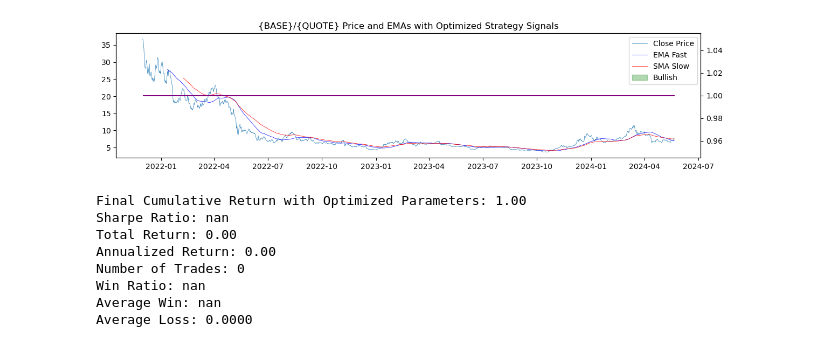
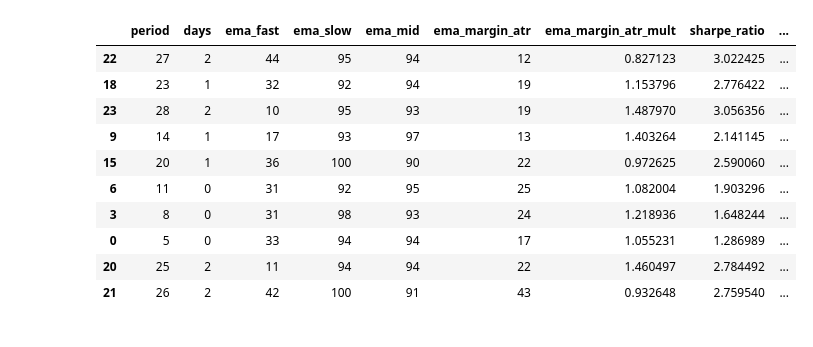
Before and after one commit to petarkabashki/pk-crypto-tools, a Jupyter notebook: research/ChatGPT/CTO-Larsen.ipynb, the cells around one changed output. Cells and saved outputs as stored; diff of their text form; code cells hidden in the pictures.

```diff
--- a/research/ChatGPT/CTO-Larsen.ipynb
+++ b/research/ChatGPT/CTO-Larsen.ipynb
@@ -300,14 +336,0 @@ Best params: {'ema_fast_len': 8, 'ema_slow_len': 52, 'ema_margin_atr_len': 14, '
-# %%
-data2 = load_candles('DOT','USDT','1d')
-data2 = data2['2021-12-01':]
-print_performance(data2,best_params)
-# %% [output]
-[figure, removed]
-Final Cumulative Return with Optimized Parameters: 1.00
-Sharpe Ratio: nan
-Total Return: 0.00
-Annualized Return: 0.00
-Number of Trades: 0
-Win Ratio: nan
-Average Win: nan
-Average Loss: 0.0000
@@ -313,0 +355,48 @@ Average Loss: 0.0000
+# %%
+# data = load_candles('PEPE','USDT','2h')#['2021-04':]
+rparams = [study.best_params for study in test_results]
+rbacktests = []
+short_long=[-1,1]
+for i in tqdm(range(len(resample_periods))):
+    rdata = data.iloc[5:].resample(f'{resample_periods[i]}H').agg(ohlc_dict)
+    params = test_results[i].best_params
+    rdata = indicators(rdata, params)
+    test_result = backtest(rdata, short_long)
+    decorate_trades(rdata)
+    rbacktests.append(test_result)
+
+
+
+# [(resample_periods[i],rbacktests[i][1]) for i in range(len(rbacktests))]
+# %%
+
+suffixes = ['_suffix', '_suffix2']
+
+# Function to remove suffixes from a key
+def remove_suffixes(key, suffixes):
+    for suffix in suffixes:
+        if key.endswith(suffix):
+            return key[:-len(suffix)]
+    return key
+
+# Function to remove the suffixes from dictionary keys
+def remove_suffixes_from_dict(d, suffixes):
+    return {remove_suffixes(key, suffixes): value for key, value in d.items()}
+
+dfres = pd.DataFrame([{'period': i, 'days':int(i*2/24),  **(remove_suffixes_from_dict(d1.best_params, ['_len'])), **d2} for i, d1, d2 in zip(resample_periods,test_results, rbacktests)])
+
+dfres.head(10)
+
+dfres.sort_values(by='total_return', axis=0, ascending=False).head(10)
+# %% [output]
+|  | period | days | ema_fast | ema_slow | ema_mid | ema_margin_atr | ema_margin_atr_mult | sharpe_ratio | ... |
+| 22 | 27 | 2 | 44 | 95 | 94 | 12 | 0.827123 | 3.022425 | ... |
+| 18 | 23 | 1 | 32 | 92 | 94 | 19 | 1.153796 | 2.776422 | ... |
+| 23 | 28 | 2 | 10 | 95 | 93 | 19 | 1.487970 | 3.056356 | ... |
+| 9 | 14 | 1 | 17 | 93 | 97 | 13 | 1.403264 | 2.141145 | ... |
+| 15 | 20 | 1 | 36 | 100 | 90 | 22 | 0.972625 | 2.590060 | ... |
+| 6 | 11 | 0 | 31 | 92 | 95 | 25 | 1.082004 | 1.903296 | ... |
+| 3 | 8 | 0 | 31 | 98 | 93 | 24 | 1.218936 | 1.648244 | ... |
+| 0 | 5 | 0 | 33 | 94 | 94 | 17 | 1.055231 | 1.286989 | ... |
+| 20 | 25 | 2 | 11 | 94 | 94 | 22 | 1.460497 | 2.784492 | ... |
+| 21 | 26 | 2 | 42 | 100 | 91 | 43 | 0.932648 | 2.759540 | ... |
```
Also changed, not shown: parts of 8 cells of this notebook, 2 other files.
